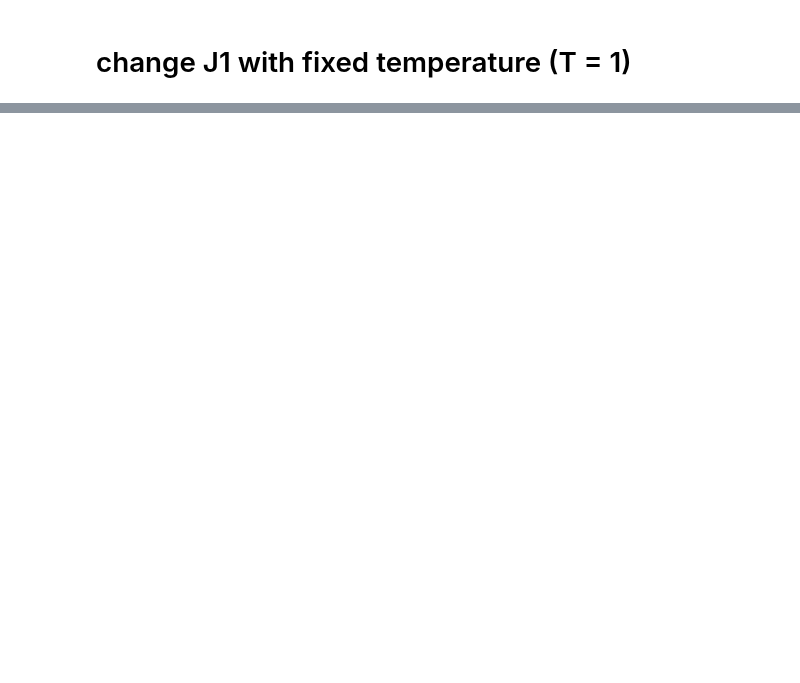
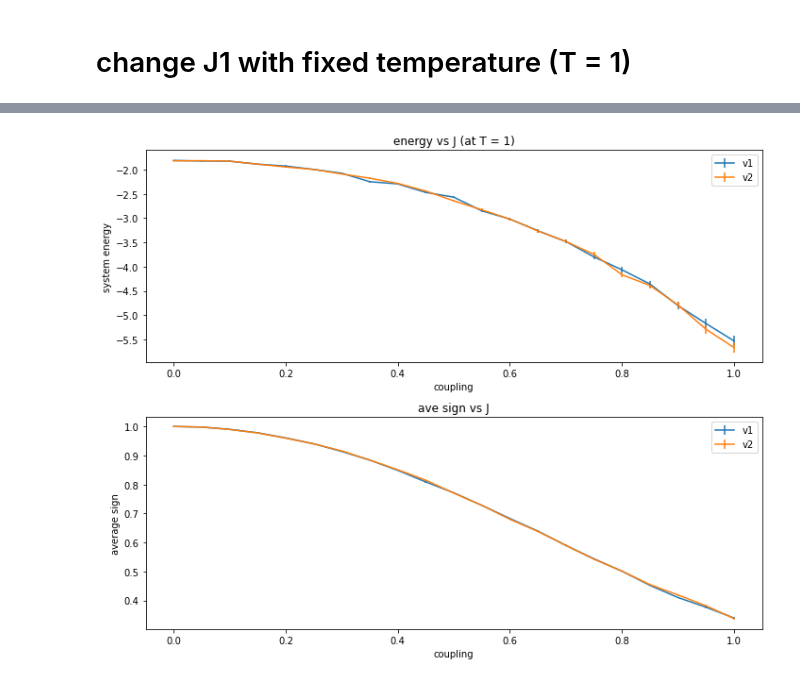
Before and after one commit to MKrbm/worms, a Jupyter notebook: python/visualize.ipynb, the cells around one changed output, grey strips where cells are left out. Saved outputs shown, nothing was run; the diff lists cells and outputs as text; code cells hidden in the pictures; blank space fills up the shorter version.

```diff
--- a/python/visualize.ipynb
+++ b/python/visualize.ipynb
@@ -194,7 +195,8 @@ plt.show()
 # %% [markdown]
 # change J1 with fixed temperature (T = 1)
 # %%
-J1 = np.linspace(0, 5, 51)
+import numpy as np
+J1 = np.linspace(0, 1, 21)
 # %%
 import subprocess
 energy_array = []
@@ -273,0 +314,36 @@ J1 = 5.0 [-4.40476, 483.705]
+# %%
+import matplotlib.pyplot as plt
+
+fig = plt.figure(figsize = (10,8))
+# add_subplot(L, M, N)形式
+ax1 = fig.add_subplot(2,1,1)
+
+ax1.errorbar(J1[0:],energy_j_v1[0:,0], yerr = energy_j_v1[0:,1], label='v1')
+ax1.errorbar(J1[0:],energy_j_v2[0:,0], yerr = energy_j_v2[0:,1], label='v2')
+# ax1.errorbar(J1[0:],energy_j_v3[0:,0], yerr = energy_j_v3[0:,1], label='v3')
+
+
+ax1.set_title('energy vs J (at T = 1)')
+ax1.set_xlabel('coupling')
+ax1.set_ylabel('system energy')
+# ax1.set_ylim(-120, 0)
+ax1.legend()
+
+
+ax1 = fig.add_subplot(2,1,2)
+
+ax1.errorbar(J1[0:],sign_j_v1[0:,0], yerr = sign_j_v1[0:,1], label='v1')
+ax1.errorbar(J1[0:],sign_j_v2[0:,0], yerr = sign_j_v2[0:,1], label='v2')
+# ax1.errorbar(J1[0:],sign_j_v3[0:,0], yerr = sign_j_v3[0:,1], label='v3')
+
+
+ax1.set_title('ave sign vs J')
+ax1.set_xlabel('coupling')
+ax1.set_ylabel('average sign')
+ax1.legend()
+
+plt.tight_layout()
+
+plt.show()
+# %% [output]
+[figure, added]
```
Also changed, not shown: parts of 12 cells of this notebook, 10 other files.
